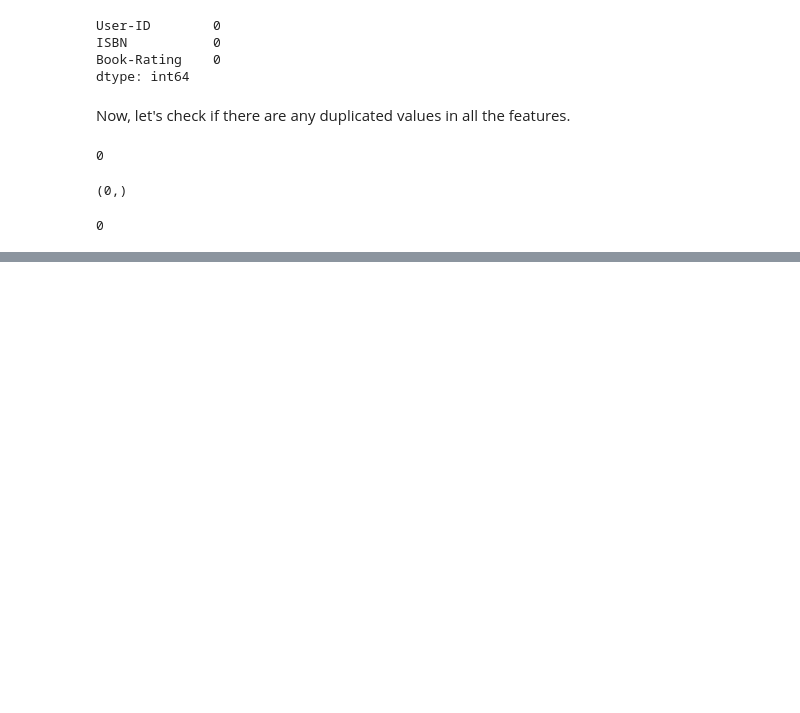
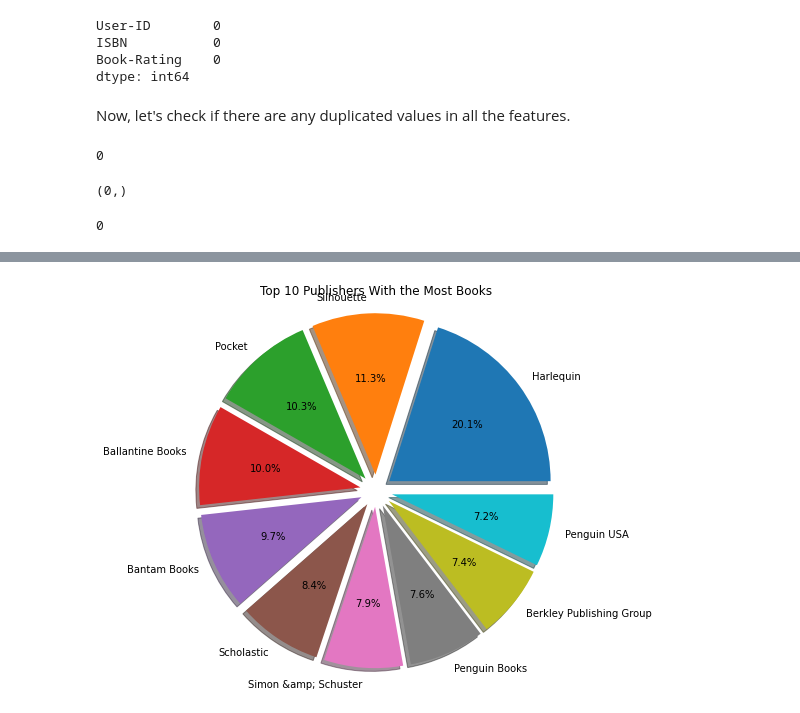
Before and after one commit to kunalburgul/MLDS_Problems, a Jupyter notebook: recommender_system/book_recommender_system.ipynb, the cells around one changed output, grey strips where cells are left out. Drawn from its saved outputs; the diff is of its cells as text; code cells hidden in the pictures; blank space fills up the shorter version.

```diff
--- a/recommender_system/book_recommender_system.ipynb
+++ b/recommender_system/book_recommender_system.ipynb
@@ -119,0 +254,21 @@ ratings.duplicated().sum()
+# %%
+my_dict=(books['Publisher'].value_counts()).to_dict()
+count= pd.DataFrame(list(my_dict.items()),columns = ['c','count'])
+a = count.sort_values(by=['count'], ascending = False)
+a.head(10)
+labels = list(my_dict.keys())[:10]
+sizes = [count['count'].iloc[0],count['count'].iloc[1],count['count'].iloc[2],count['count'].iloc[3],count['count'].iloc[4],
+         count['count'].iloc[5],count['count'].iloc[6], count['count'].iloc[7],count['count'].iloc[8], count['count'].iloc[9]]
+explode = (0.1, 0.1, 0.1, 0.1,0.1, 0.1,0.1, 0.1, 0.1,0.1)
+fig1 , ax1 = plt.subplots(figsize=(7,7))
+ax1.pie(sizes,
+        explode = explode,
+        labels = labels,
+        autopct = '%1.1f%%',
+        shadow = True,
+        startangle = 0)
+plt.title("Top 10 Publishers With the Most Books")
+ax1.axis ('equal')
+plt.show()
+# %% [output]
+[figure, added]
```
Also changed, not shown: parts of 21 cells of this notebook.
